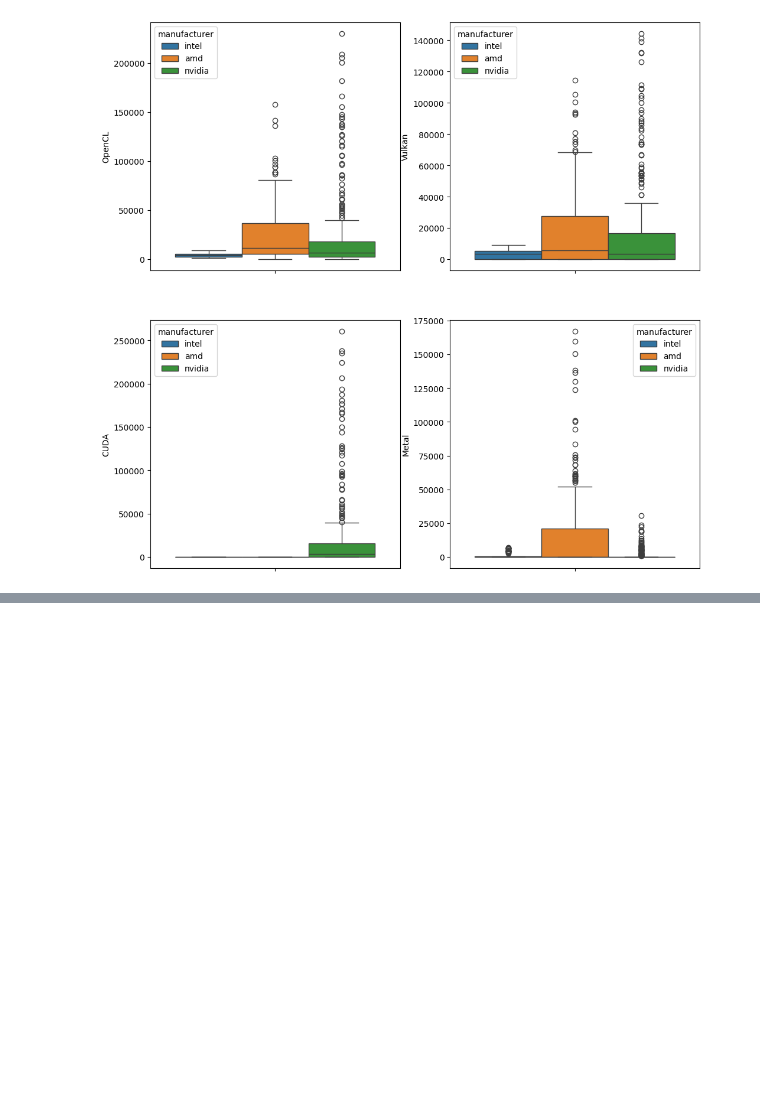
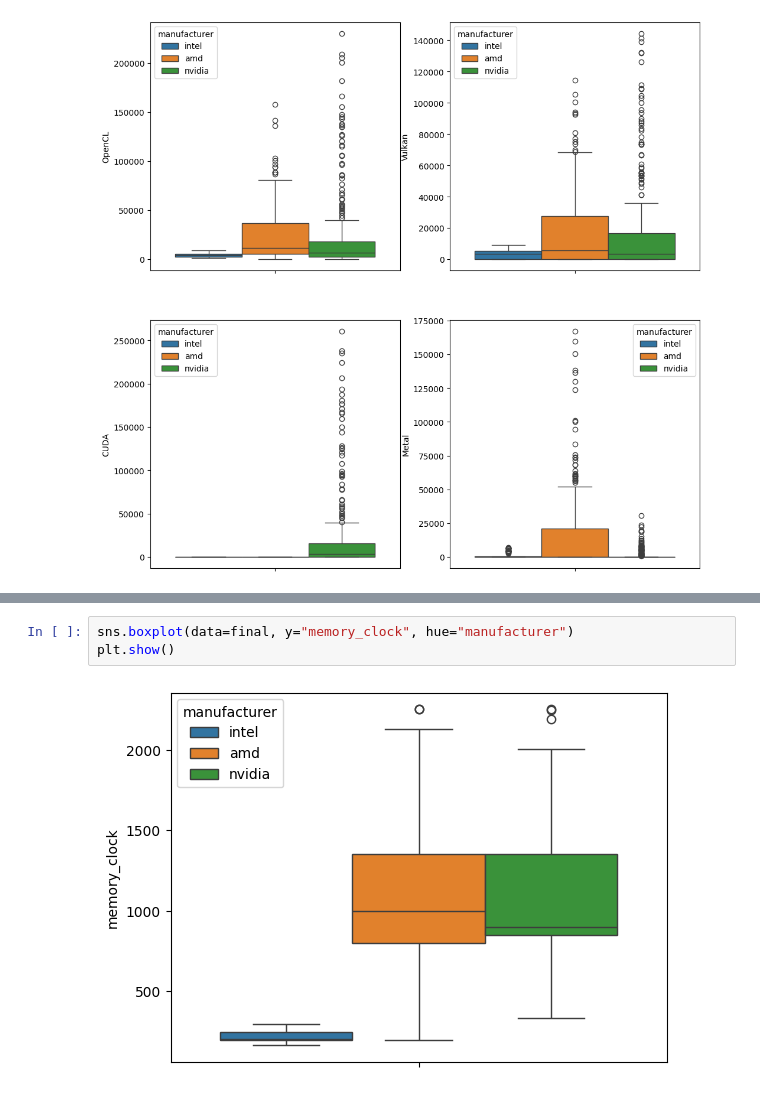
Before and after one commit to DylanHartmann/CDS-301-Project, a Jupyter notebook: visualizations.ipynb, the cells around one changed output, grey strips where cells are left out. Drawn from its saved outputs; the diff is of its cells as text; blank space fills up the shorter version.

```diff
--- a/visualizations.ipynb
+++ b/visualizations.ipynb
@@ -539,0 +603,5 @@ plt.show()
+# %%
+sns.boxplot(data=final, y="memory_clock", hue="manufacturer")
+plt.show()
+# %% [output]
+[figure, added]
```
Also changed, not shown: parts of 25 cells of this notebook.
